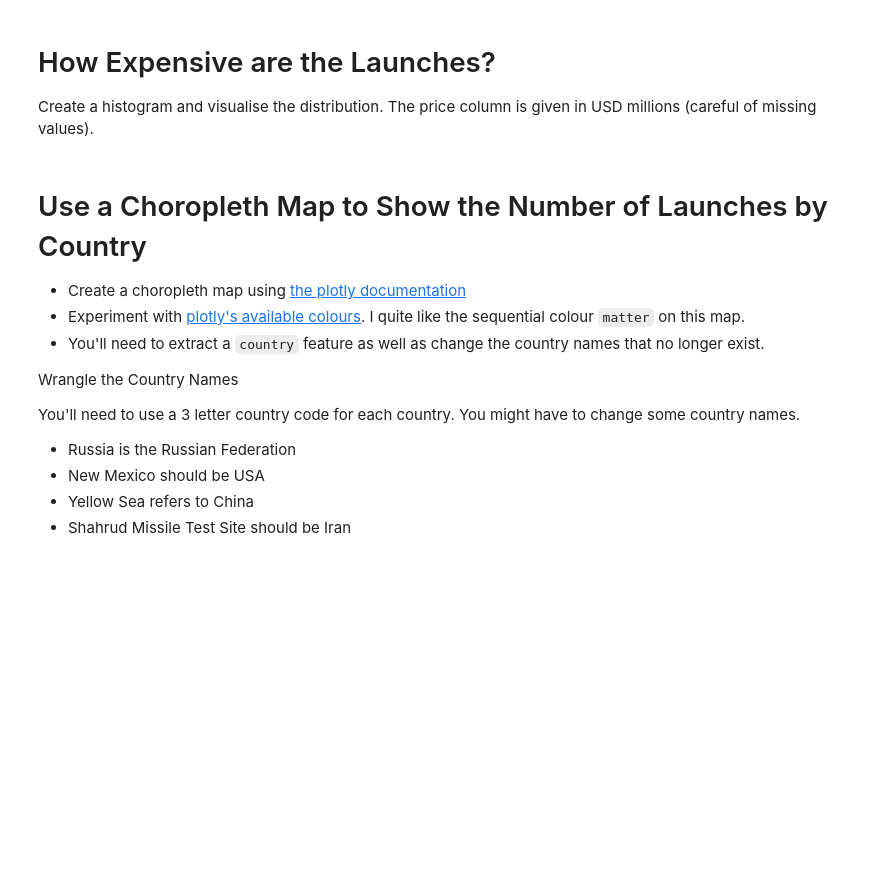
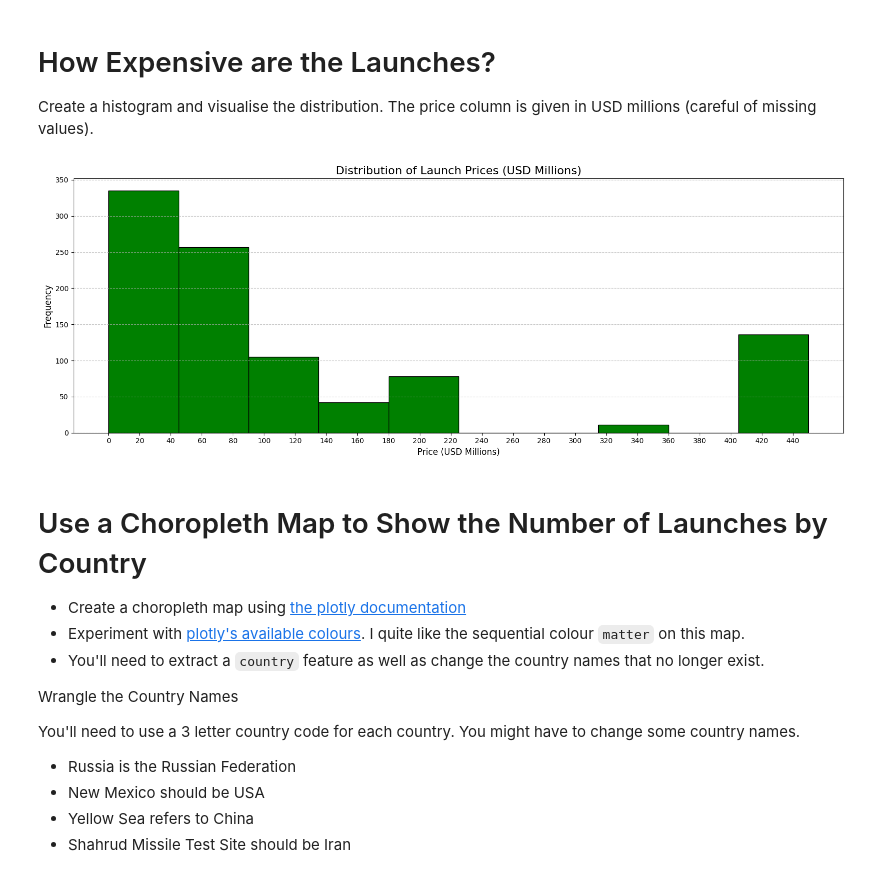
Before and after one commit to jaimeramis/SpaceRace, a Jupyter notebook: Space_Missions_Analysis.ipynb, the cells around one changed output. Drawn from its saved outputs; the diff is of its cells as text; code cells hidden in the pictures; blank space fills up the shorter version.

```diff
--- a/Space_Missions_Analysis.ipynb
+++ b/Space_Missions_Analysis.ipynb
@@ -173,6 +239,20 @@ How many missions failed?
 # How Expensive are the Launches?
 
 Create a histogram and visualise the distribution. The price column is given in USD millions (careful of missing values).
+# %%
+# Crear el histograma con Matplotlib
+plt.figure(figsize=(16, 6))
+plt.hist(df_clean["Price"], bins=10, color="green", edgecolor="black")
+plt.title("Distribution of Launch Prices (USD Millions)", fontsize=16)
+plt.xlabel("Price (USD Millions)", fontsize=12)
+plt.ylabel("Frequency", fontsize=12)
+plt.grid(axis="y", linestyle="--", alpha=0.7)
+
+plt.xticks(range(0, int(df_clean["Price"].max()) + 1, 20))  # Show numbers each 20 million dollars.
+plt.tight_layout()
+plt.show()
+# %% [output]
+[figure, added]
 # %% [markdown]
 # Use a Choropleth Map to Show the Number of Launches by Country
 
```
Also changed, not shown: parts of 12 cells of this notebook.
